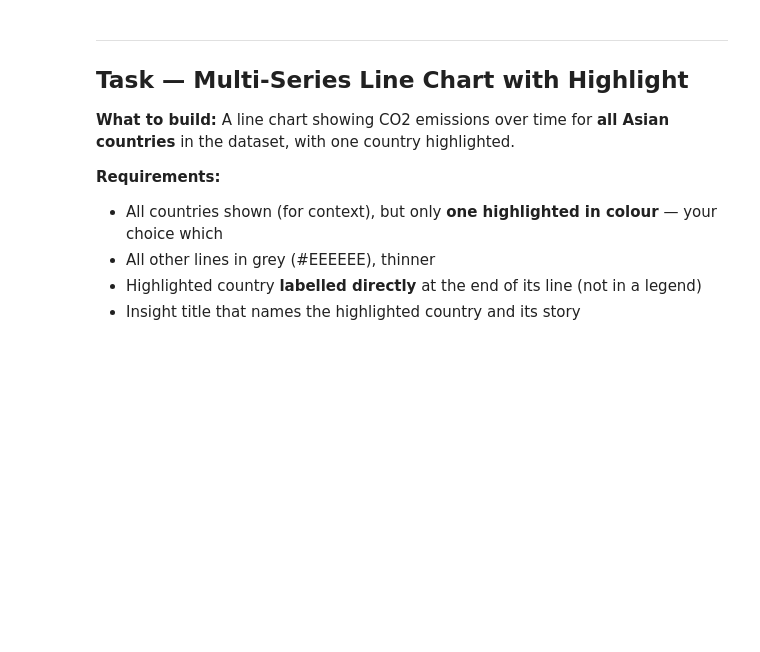
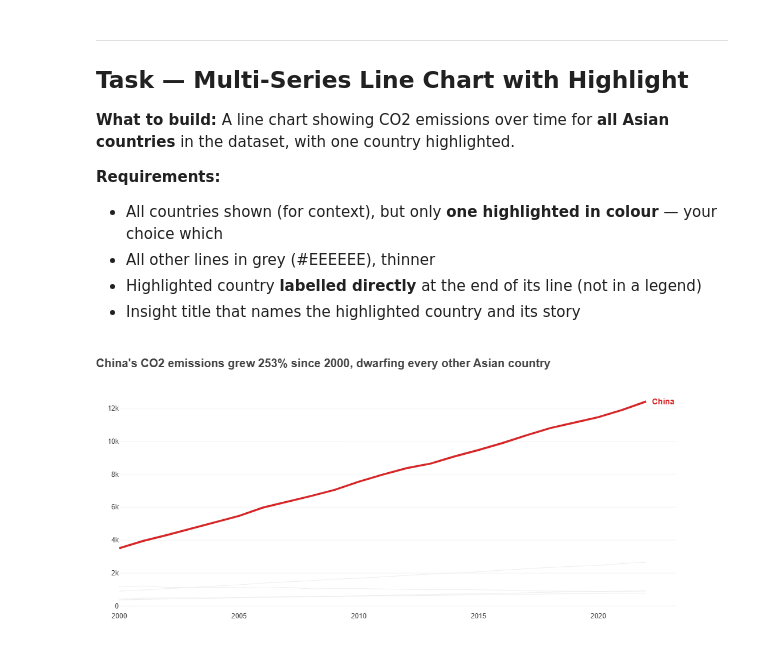
Before and after one commit to Gouthamdsc/dataviz-exercises-goutham, a Jupyter notebook: week03/lecture03_exercise-Solution.ipynb, the cells around one changed output. Drawn from its saved outputs; the diff is of its cells as text; code cells hidden in the pictures; blank space fills up the shorter version.

```diff
--- a/week03/lecture03_exercise-Solution.ipynb
+++ b/week03/lecture03_exercise-Solution.ipynb
@@ -16,7 +20,7 @@ import plotly.graph_objects as go
 
 # Dataset: CO2 Emissions by Country 2000-2022
 # Source: Our World in Data (https://ourworldindata.org/co2-emissions)
-df = pd.read_csv('../data/co2_emissions.csv')
+df = pd.read_csv('co2_emissions.csv')
 print(f"Loaded: {len(df)} rows | Countries: {df['Country'].nunique()} | Years: {df['Year'].min()}-{df['Year'].max()}")
 print(df.head())
 # %% [output]
@@ -63,4 +70,66 @@ Name: CO2_Mt, dtype: float64
 - Insight title that names the highlighted country and its story
 # %%
 # Task — Multi-series line with highlight
-# YOUR CODE HERE
+# Task — Multi-series line with highlight
+HIGHLIGHT = 'China'
+HIGHLIGHT_COLOR = '#D62728'
+GREY = '#EEEEEE'
+
+asia = df[df['Region'] == 'Asia'].sort_values(['Country', 'Year'])
+
+# Insight numbers computed from the data so the title stays accurate
+hl = asia[asia['Country'] == HIGHLIGHT]
+start, end = hl.iloc[0], hl.iloc[-1]
+growth = (end['CO2_Mt'] / start['CO2_Mt'] - 1) * 100
+
+fig = go.Figure()
+
+# 1) Context lines: all other Asian countries, grey and thin
+for country, g in asia[asia['Country'] != HIGHLIGHT].groupby('Country'):
+    fig.add_trace(go.Scatter(
+        x=g['Year'], y=g['CO2_Mt'], mode='lines',
+        line=dict(color=GREY, width=1),
+        hoverinfo='skip', showlegend=False
+    ))
+
+# 2) Highlighted line drawn on top
+fig.add_trace(go.Scatter(
+    x=hl['Year'], y=hl['CO2_Mt'], mode='lines',
+    line=dict(color=HIGHLIGHT_COLOR, width=3.5),
+    showlegend=False
+))
+
+# 3) Direct label at the end of the highlighted line (no legend)
+fig.add_annotation(
+    x=end['Year'], y=end['CO2_Mt'],
+    text=f"<b>{HIGHLIGHT}</b>",
+    showarrow=False, xanchor='left', xshift=8,
+    font=dict(color=HIGHLIGHT_COLOR, size=14)
+)
+
+fig.update_layout(
+    title=dict(
+        text=f"<b>{HIGHLIGHT}'s CO2 emissions grew {growth:.0f}% since {int(start['Year'])}, "
+             f"dwarfing every other Asian country</b>",
+        x=0, xanchor='left', font=dict(size=20)
+    ),
+    plot_bgcolor='white', paper_bgcolor='white',
+    showlegend=False,
+    margin=dict(l=40, r=90, t=80, b=40),
+    width=900, height=500,
+    font=dict(family='Arial', color='#444444')
+)
+
+# No axis titles, no borders, light gridlines, horizontal tick labels
+fig.update_xaxes(
+    title=None, showgrid=False, showline=False, zeroline=False,
+    tickangle=0, dtick=5
+)
+fig.update_yaxes(
+    title=None, showgrid=True, gridcolor='#F2F2F2', gridwidth=1,
+    showline=False, zeroline=False
+)
+
+fig.show()
+# %% [output]
+[figure, added]
```
Also changed, not shown: parts of 2 cells of this notebook.
